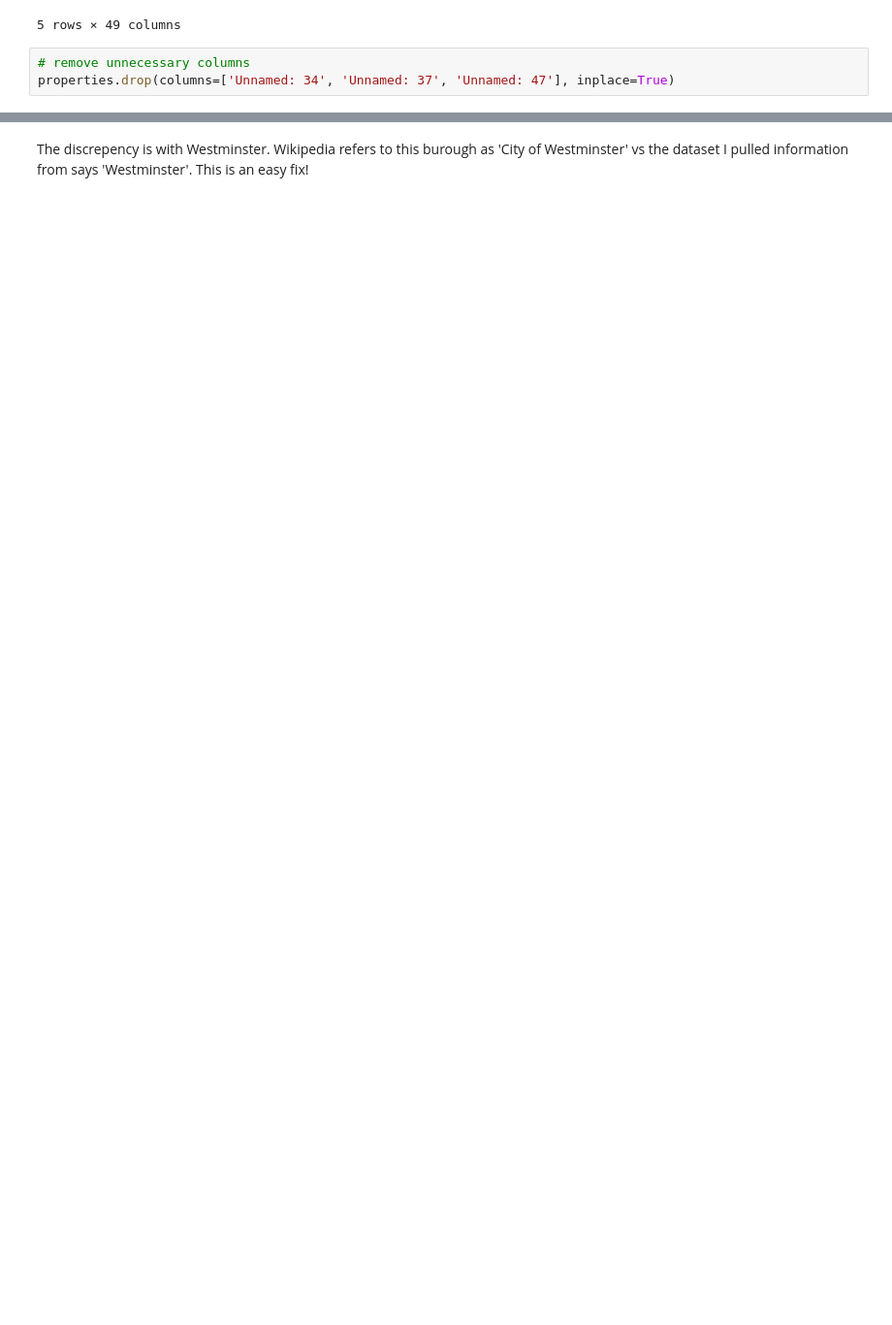
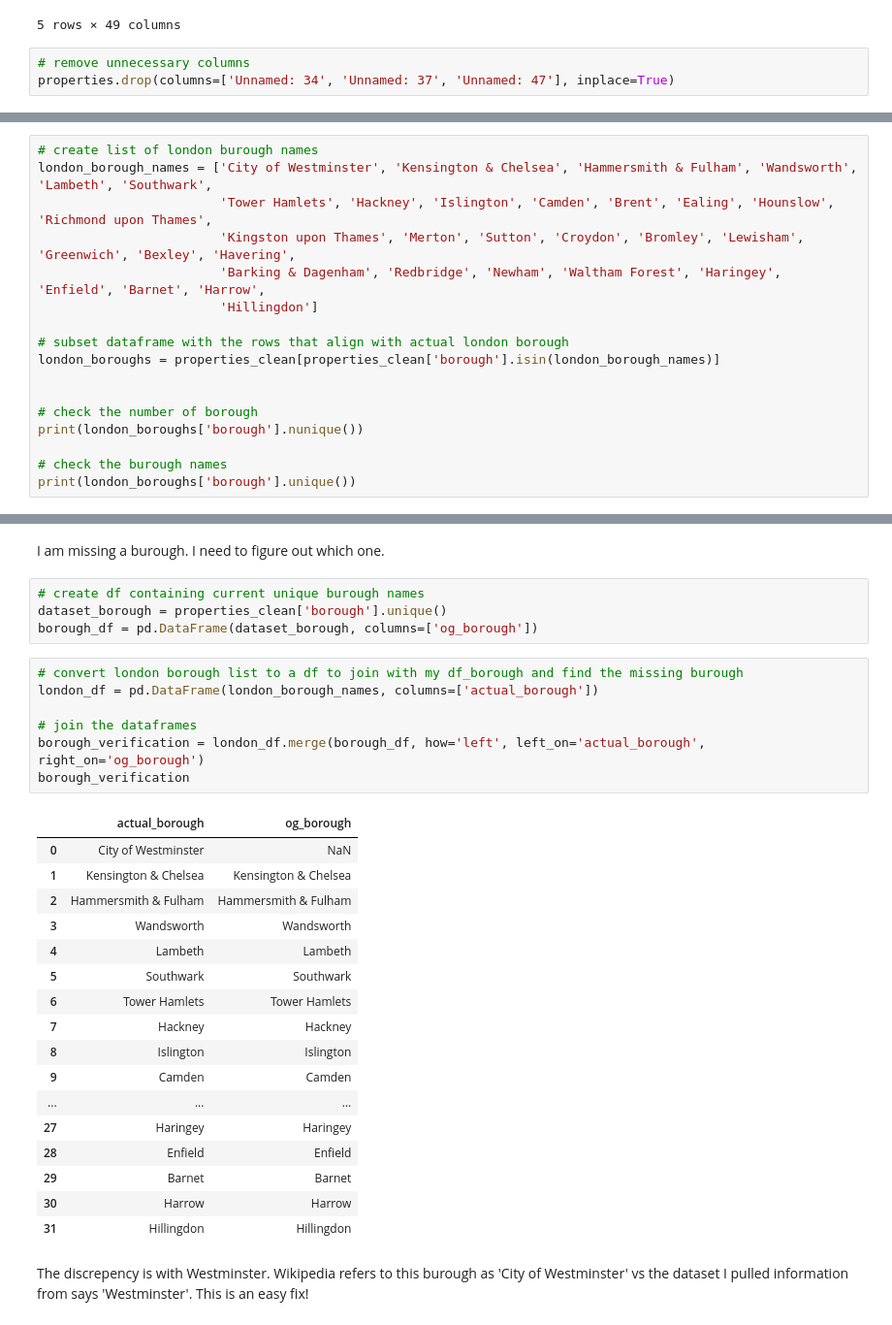
Before and after one commit to dezertdweller/springboard-data-science-projects, a Jupyter notebook: london-housing-analysis.ipynb, the cells around one changed output, grey strips where cells are left out. Shown at 97% size. Cells and saved outputs as stored; diff of their text form; blank space fills up the shorter version.

```diff
--- a/london-housing-analysis.ipynb
+++ b/london-housing-analysis.ipynb
@@ -452,0 +367,17 @@ burough_verification
+# %%
+# create list of london burough names
+london_borough_names = ['City of Westminster', 'Kensington & Chelsea', 'Hammersmith & Fulham', 'Wandsworth', 'Lambeth', 'Southwark',
+                        'Tower Hamlets', 'Hackney', 'Islington', 'Camden', 'Brent', 'Ealing', 'Hounslow', 'Richmond upon Thames',
+                        'Kingston upon Thames', 'Merton', 'Sutton', 'Croydon', 'Bromley', 'Lewisham', 'Greenwich', 'Bexley', 'Havering',
+                        'Barking & Dagenham', 'Redbridge', 'Newham', 'Waltham Forest', 'Haringey', 'Enfield', 'Barnet', 'Harrow',
+                        'Hillingdon']
+
+# subset dataframe with the rows that align with actual london borough
+london_boroughs = properties_clean[properties_clean['borough'].isin(london_borough_names)]
+
+
+# check the number of borough
+print(london_boroughs['borough'].nunique())
+
+# check the burough names
+print(london_boroughs['borough'].unique())
@@ -453,3 +392,34 @@ burough_verification
+# %% [markdown]
+I am missing a burough. I need to figure out which one.
+# %%
+# create df containing current unique burough names
+dataset_borough = properties_clean['borough'].unique()
+borough_df = pd.DataFrame(dataset_borough, columns=['og_borough'])
+# %%
+# convert london borough list to a df to join with my df_borough and find the missing burough
+london_df = pd.DataFrame(london_borough_names, columns=['actual_borough'])
+
+# join the dataframes
+borough_verification = london_df.merge(borough_df, how='left', left_on='actual_borough', right_on='og_borough')
+borough_verification
+# %% [output]
+|  | actual_borough | og_borough |
+| 0 | City of Westminster | NaN |
+| 1 | Kensington & Chelsea | Kensington & Chelsea |
+| 2 | Hammersmith & Fulham | Hammersmith & Fulham |
+| 3 | Wandsworth | Wandsworth |
+| 4 | Lambeth | Lambeth |
+| 5 | Southwark | Southwark |
+| 6 | Tower Hamlets | Tower Hamlets |
+| 7 | Hackney | Hackney |
+| 8 | Islington | Islington |
+| 9 | Camden | Camden |
+| ... | ... | ... |
+| 27 | Haringey | Haringey |
+| 28 | Enfield | Enfield |
+| 29 | Barnet | Barnet |
+| 30 | Harrow | Harrow |
+| 31 | Hillingdon | Hillingdon |
 # %% [markdown]
 The discrepency is with Westminster. Wikipedia refers to this burough as 'City of Westminster' vs the dataset I pulled information from says 'Westminster'. This is an easy fix!
 # %%
```
Also changed, not shown: parts of 74 cells of this notebook.
